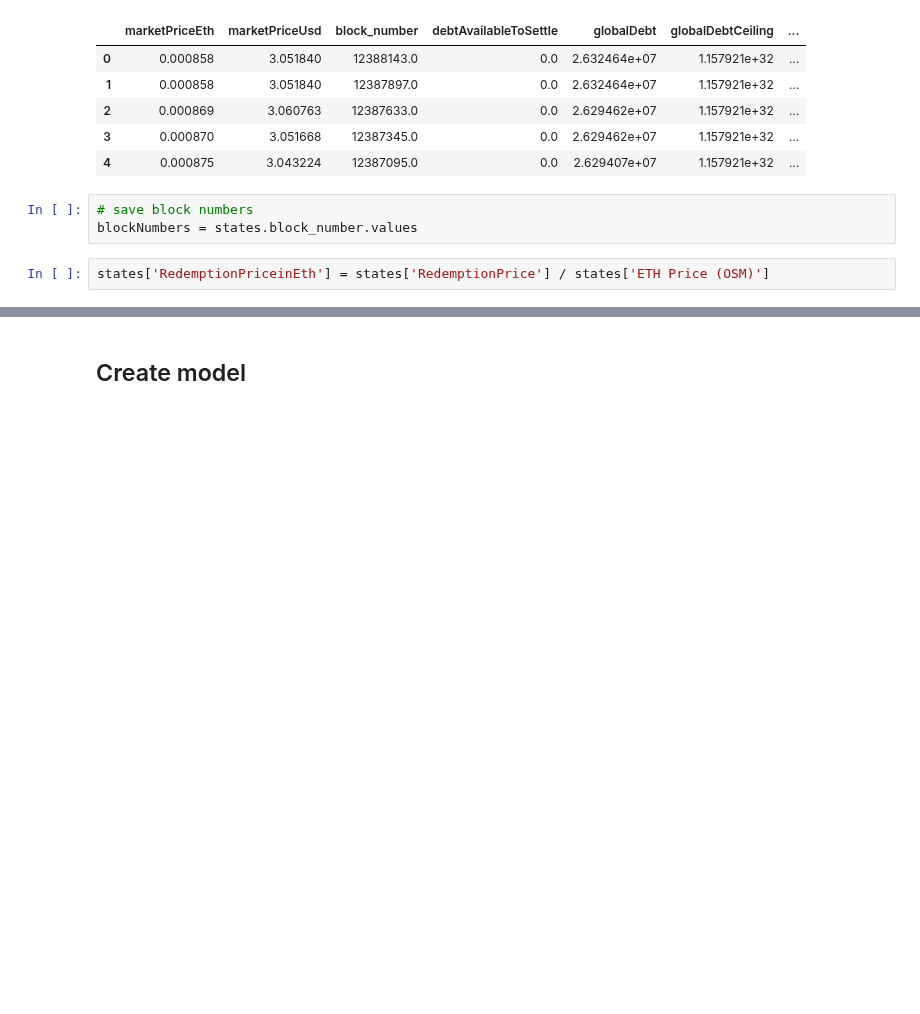
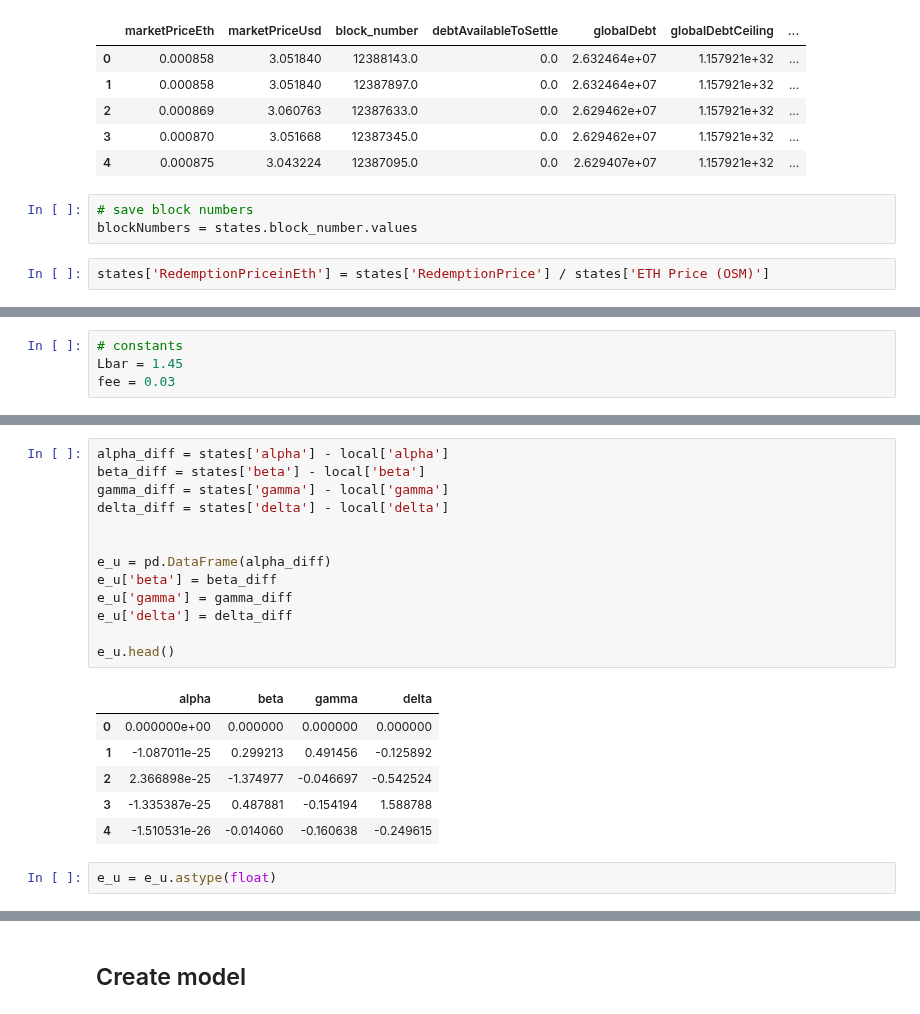
Before and after one commit to reflexer-labs/reflexer-digital-twin, a Jupyter notebook: data/Systems_Identification_Fitting.ipynb, the cells around one changed output, grey strips where cells are left out. Drawn from its saved outputs; the diff is of its cells as text; blank space fills up the shorter version.

```diff
--- a/data/Systems_Identification_Fitting.ipynb
+++ b/data/Systems_Identification_Fitting.ipynb
@@ -79,0 +190,4 @@ Optimal Action Vector: $\vec{u^*} = (Q^*, R_{ETH}^*, \Delta R_{RAI}^*, \Delta D^
+# %%
+# constants
+Lbar = 1.45
+fee = 0.03
@@ -79,0 +254,22 @@ Optimal Action Vector: $\vec{u^*} = (Q^*, R_{ETH}^*, \Delta R_{RAI}^*, \Delta D^
+# %%
+alpha_diff = states['alpha'] - local['alpha']
+beta_diff = states['beta'] - local['beta']
+gamma_diff = states['gamma'] - local['gamma']
+delta_diff = states['delta'] - local['delta']
+
+
+e_u = pd.DataFrame(alpha_diff)
+e_u['beta'] = beta_diff
+e_u['gamma'] = gamma_diff
+e_u['delta'] = delta_diff
+
+e_u.head()
+# %% [output]
+|  | alpha | beta | gamma | delta |
+| 0 | 0.000000e+00 | 0.000000 | 0.000000 | 0.000000 |
+| 1 | -1.087011e-25 | 0.299213 | 0.491456 | -0.125892 |
+| 2 | 2.366898e-25 | -1.374977 | -0.046697 | -0.542524 |
+| 3 | -1.335387e-25 | 0.487881 | -0.154194 | 1.588788 |
+| 4 | -1.510531e-26 | -0.014060 | -0.160638 | -0.249615 |
+# %%
+e_u = e_u.astype(float)
```
Also changed, not shown: parts of 53 cells of this notebook, 1 other file.
